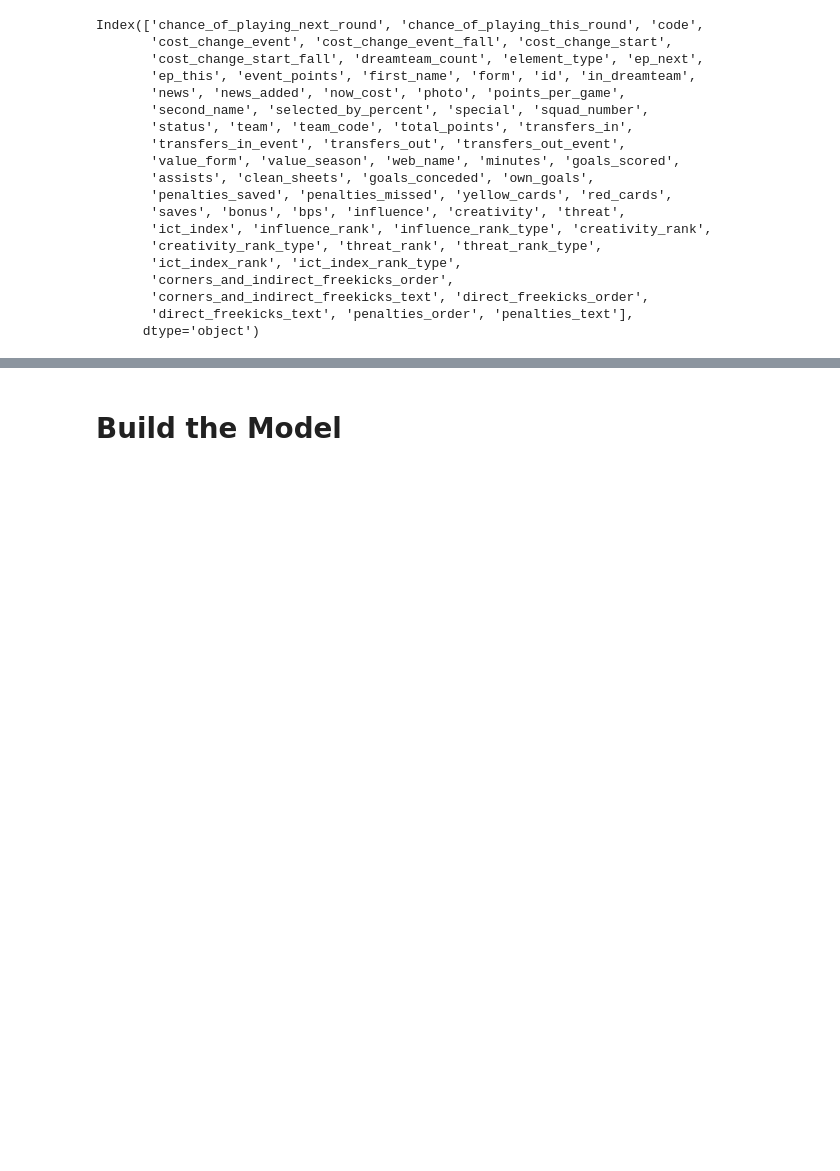
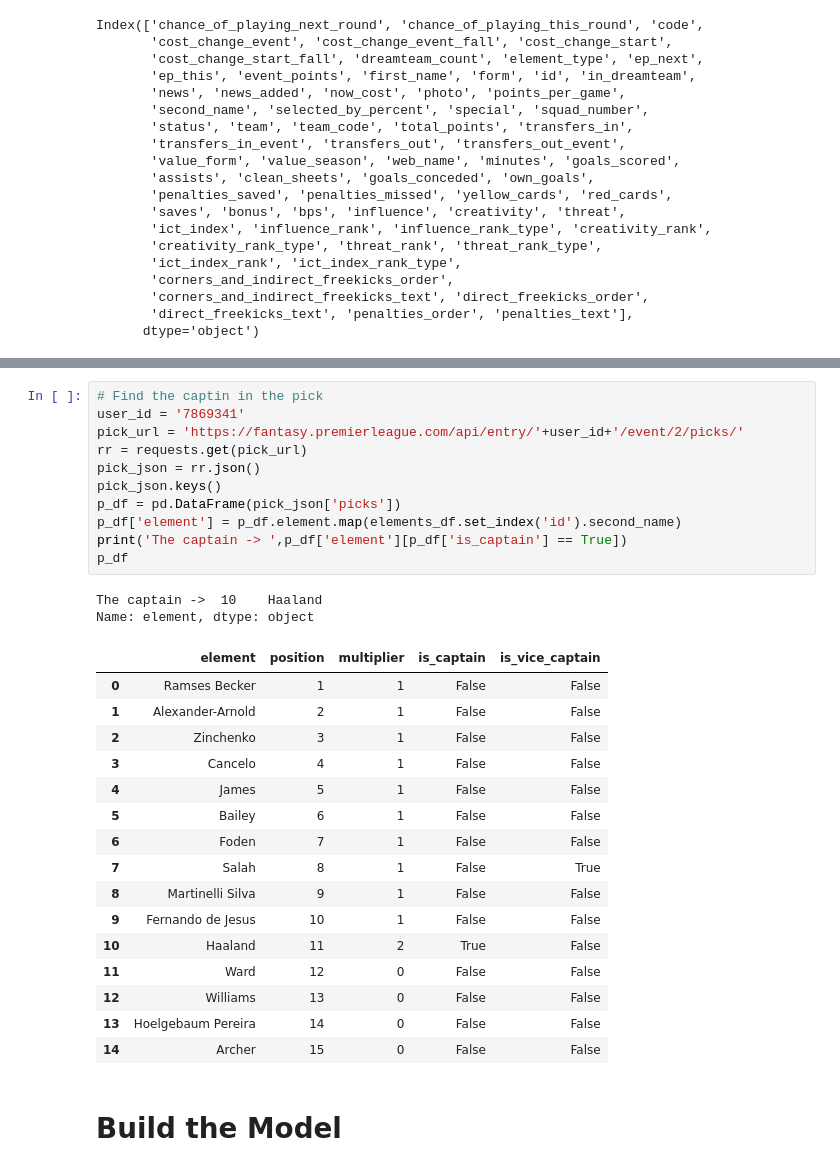
Before and after one commit to loaiwalid07/fantasy, a Jupyter notebook: analysis_note.ipynb, the cells around one changed output, grey strips where cells are left out. Saved outputs shown, nothing was run; the diff lists cells and outputs as text; blank space fills up the shorter version.

```diff
--- a/analysis_note.ipynb
+++ b/analysis_note.ipynb
@@ -319,4 +316,34 @@ mid_df.sort_values('transfers_in',ascending=False).head(20)
 20 rows × 31 columns
+# %%
+# Find the captin in the pick
+user_id = '7869341'
+pick_url = 'https://fantasy.premierleague.com/api/entry/'+user_id+'/event/2/picks/'
+rr = requests.get(pick_url)
+pick_json = rr.json()
+pick_json.keys()
+p_df = pd.DataFrame(pick_json['picks'])
+p_df['element'] = p_df.element.map(elements_df.set_index('id').second_name)
+print('The captain -> ',p_df['element'][p_df['is_captain'] == True])
+p_df
+# %% [output]
+The captain ->  10    Haaland
+Name: element, dtype: object
+|  | element | position | multiplier | is_captain | is_vice_captain |
+| 0 | Ramses Becker | 1 | 1 | False | False |
+| 1 | Alexander-Arnold | 2 | 1 | False | False |
+| 2 | Zinchenko | 3 | 1 | False | False |
+| 3 | Cancelo | 4 | 1 | False | False |
+| 4 | James | 5 | 1 | False | False |
+| 5 | Bailey | 6 | 1 | False | False |
+| 6 | Foden | 7 | 1 | False | False |
+| 7 | Salah | 8 | 1 | False | True |
+| 8 | Martinelli Silva | 9 | 1 | False | False |
+| 9 | Fernando de Jesus | 10 | 1 | False | False |
+| 10 | Haaland | 11 | 2 | True | False |
+| 11 | Ward | 12 | 0 | False | False |
+| 12 | Williams | 13 | 0 | False | False |
+| 13 | Hoelgebaum Pereira | 14 | 0 | False | False |
+| 14 | Archer | 15 | 0 | False | False |
 # %% [markdown]
 # Build the Model
 # %%
```
Also changed, not shown: parts of 10 cells of this notebook.
